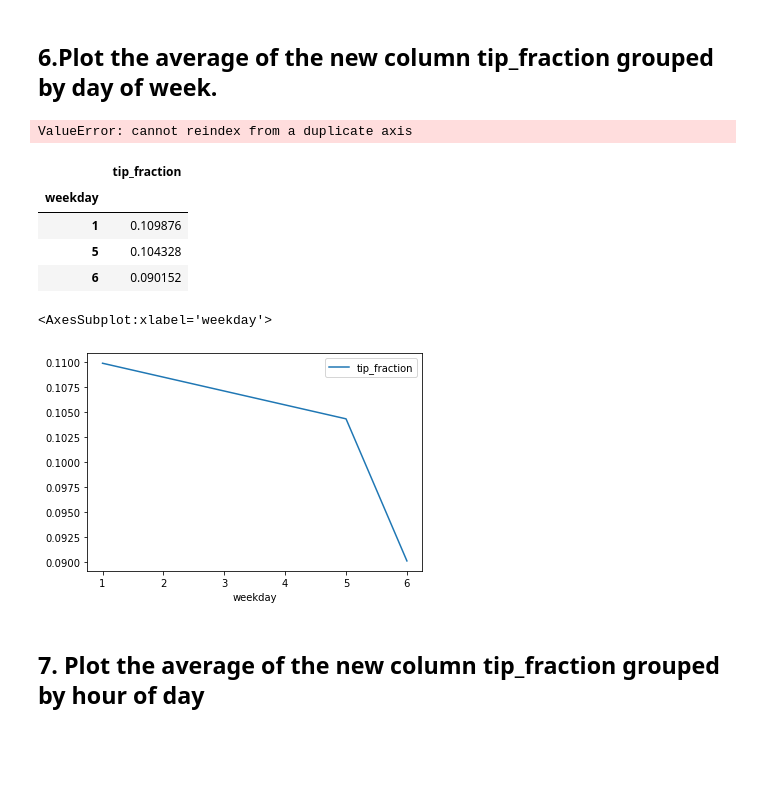
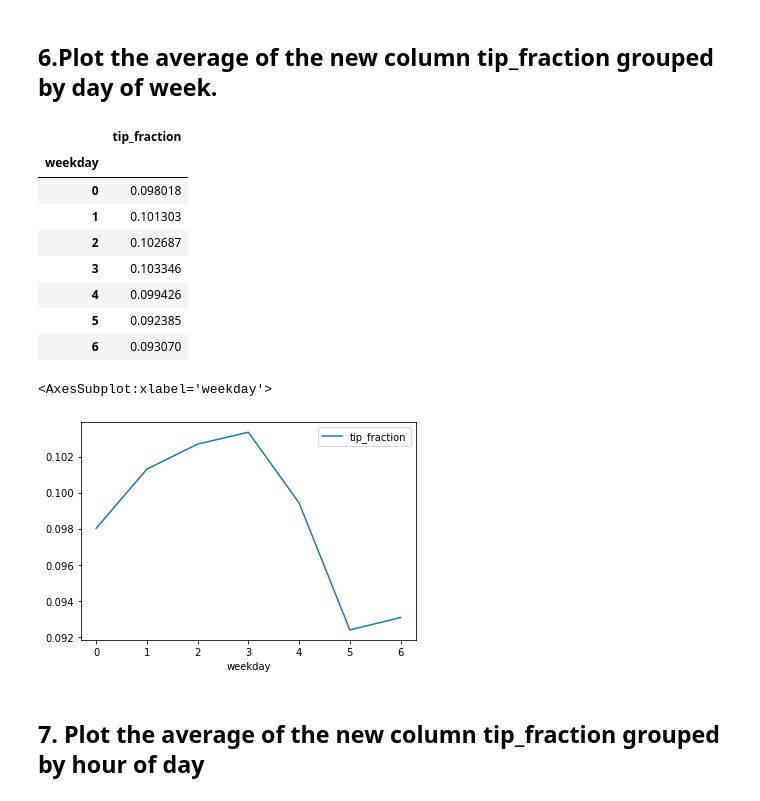
Before and after one commit to pnavaro/ProjetBigData, a Jupyter notebook: 18-NYCTaxiCabTripDask.ipynb, the cells around one changed output. Drawn from its saved outputs; the diff is of its cells as text; code cells hidden in the pictures; blank space fills up the shorter version.

```diff
--- a/18-NYCTaxiCabTripDask.ipynb
+++ b/18-NYCTaxiCabTripDask.ipynb
@@ -275,31 +297,25 @@ tip_fraction             float64
 dtype: object
 # %% [markdown]
 ## 6.Plot the average of the new column tip_fraction grouped by day of week.
-# %%
-# On convertit tpep_pickup_datetime et tpep_dropoff_datetime au format date
-#import pandas as pd
-
-#df.tpep_pickup_datetime= pd.to_datetime(df.tpep_pickup_datetime,format="%Y-%m-%d %H:%M:%S")
-df.tpep_pickup_datetime = dd.to_datetime(df.tpep_pickup_datetime,unit='ns').compute()
-df.tpep_dropoff_datetime = dd.to_datetime(df.tpep_dropoff_datetime,unit='ns').compute()
-df.dtypes
-# %% [output]
-ValueError: cannot reindex from a duplicate axis
 # %%
 df_plot = df[["tpep_pickup_datetime","tip_fraction"]].rename(columns={"tpep_pickup_datetime":'weekday'})
-df_plot = df_plot.groupby(df_plot.weekday.dt.dayofweek).mean()
+df_plot = df_plot.groupby(df_plot.weekday.dt.dayofweek, sort='weekday').mean()
 df_plot.compute()
 # %% [output]
 |  | tip_fraction |
 | weekday |  |
-| 1 | 0.109876 |
-| 5 | 0.104328 |
-| 6 | 0.090152 |
+| 0 | 0.098018 |
+| 1 | 0.101303 |
+| 2 | 0.102687 |
+| 3 | 0.103346 |
+| 4 | 0.099426 |
+| 5 | 0.092385 |
+| 6 | 0.093070 |
 # %%
 df_plot.compute().plot()
 # %% [output]
 <AxesSubplot:xlabel='weekday'>
-[figure, old version]
+[figure, new version]
 # %% [markdown]
 ## 7. Plot the average of the new column tip_fraction grouped by hour of day
 # %%
```
Also changed, not shown: parts of 17 cells of this notebook, 1 other file.
